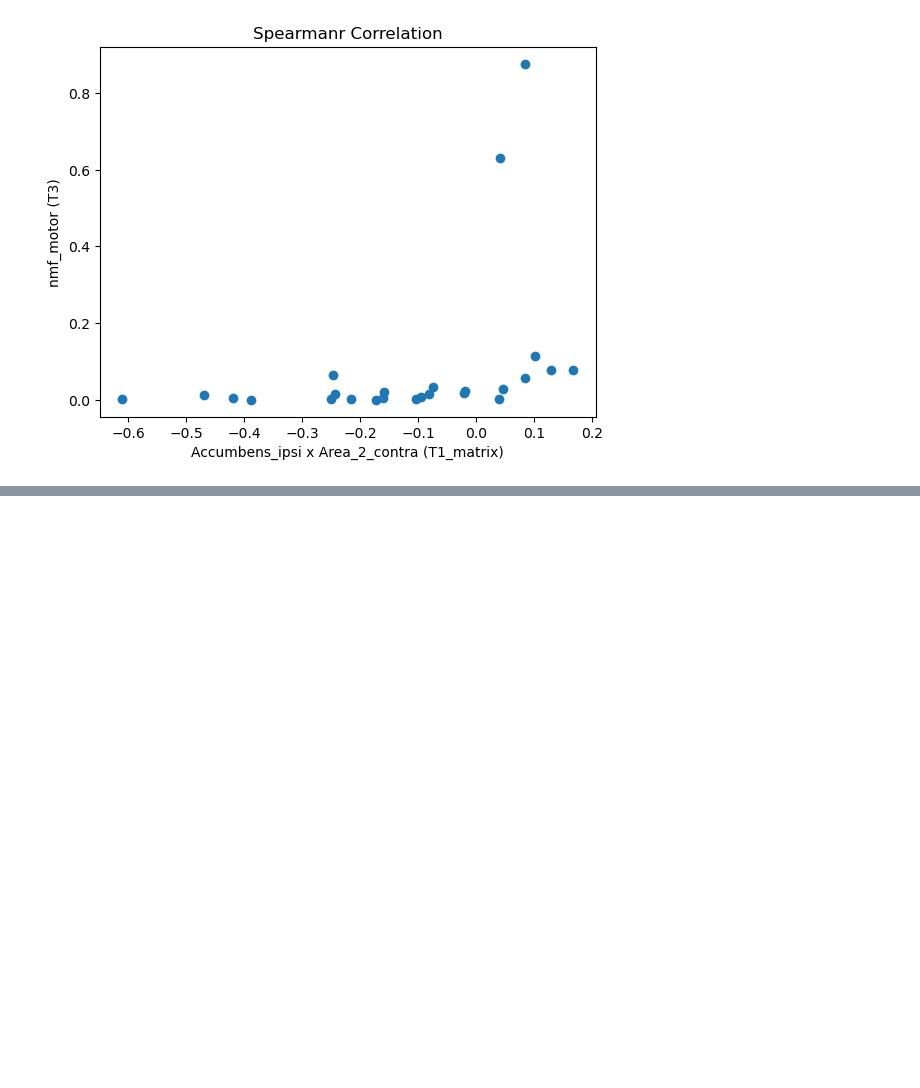
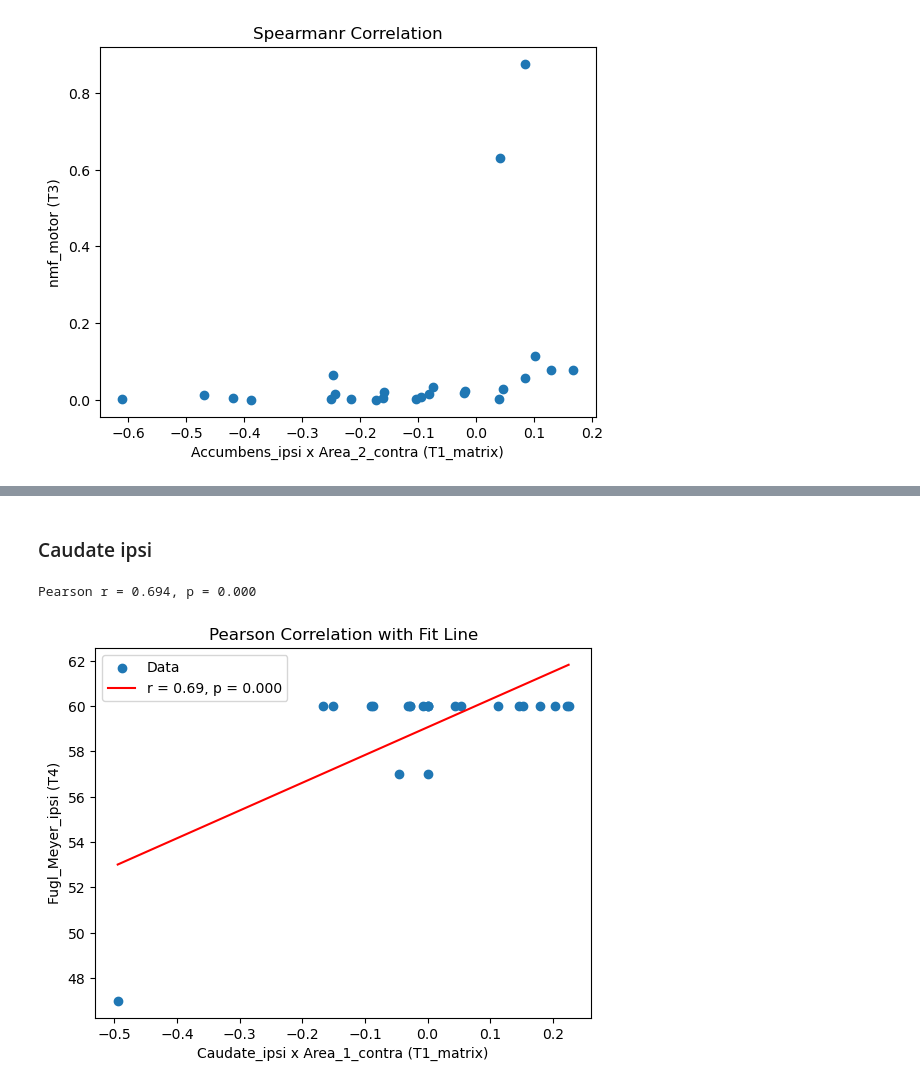
Before and after one commit to maylismlr/uphummel_MA4, a Jupyter notebook: see_corr.ipynb, the cells around one changed output, grey strips where cells are left out. Cells and saved outputs as stored; diff of their text form; code cells hidden in the pictures; blank space fills up the shorter version.

```diff
--- a/see_corr.ipynb
+++ b/see_corr.ipynb
@@ -234,0 +116,6 @@ array([ 0.24439128, -0.18120058,  0.11669659, -0.18209134,  0.23997401,
+# %%
+regression_T4 = regression_info[
+    (regression_info["TimePoint"] == "T4") &
+    (regression_info["Behavioral_assessment"] == 1) &
+    (regression_info["MRI"] == 1)
+]
@@ -234,0 +136,7 @@ array([ 0.24439128, -0.18120058,  0.11669659, -0.18209134,  0.23997401,
+# %% [markdown]
+### Caudate ipsi
+# %%
+functions.check_corr(df_aligned, regression_T4, region1="Caudate_ipsi", region2="Area_1_contra", motor_test="Fugl_Meyer_ipsi", tp=4, corr_type='pearsonr')
+# %% [output]
+Pearson r = 0.694, p = 0.000
+[figure, added]
```
Also changed, not shown: parts of 53 cells of this notebook, 1 other file.
